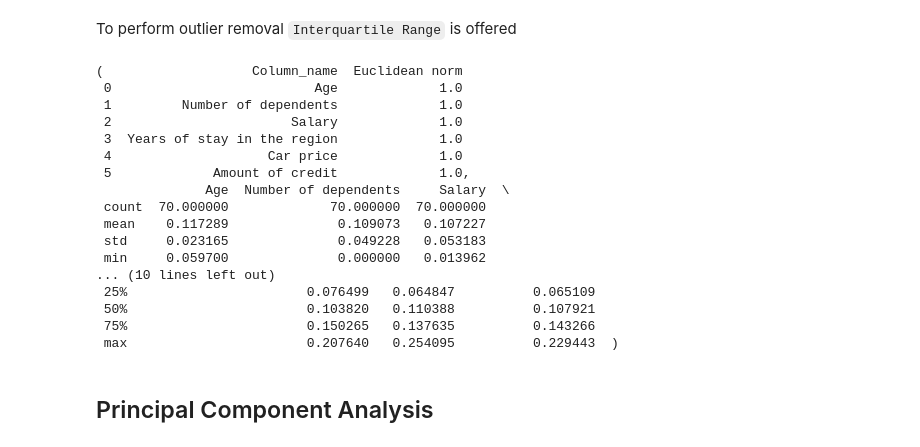
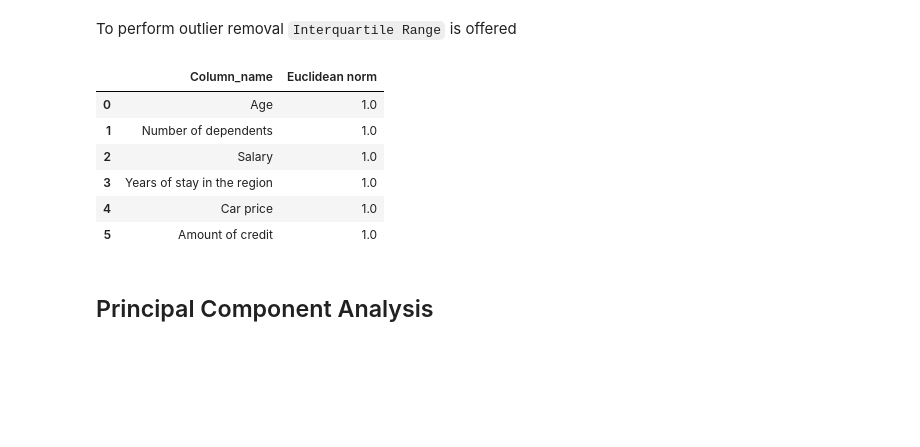
Before and after one commit to Data-Mining-HSE/dimentionality_reduction, a Jupyter notebook: report.ipynb, the cells around one changed output. Cells and saved outputs as stored; diff of their text form; code cells hidden in the pictures; blank space fills up the shorter version.

```diff
--- a/report.ipynb
+++ b/report.ipynb
@@ -59,25 +64,15 @@ dataset = interquartile_range(dataset)
 # %%
 data_z = normalize(dataset)
 matrix_z = data_z.to_numpy()
-check_norm(data_z), data_z.describe()
+check_norm(data_z)
 # %% [output]
-(                   Column_name  Euclidean norm
- 0                          Age             1.0
- 1         Number of dependents             1.0
- 2                       Salary             1.0
- 3  Years of stay in the region             1.0
- 4                    Car price             1.0
- 5             Amount of credit             1.0,
-              Age  Number of dependents     Salary  \
- count  70.000000             70.000000  70.000000
- mean    0.117289              0.109073   0.107227
- std     0.023165              0.049228   0.053183
- min     0.059700              0.000000   0.013962
-... (10 lines left out)
- 25%                       0.076499   0.064847          0.065109
- 50%                       0.103820   0.110388          0.107921
- 75%                       0.150265   0.137635          0.143266
- max                       0.207640   0.254095          0.229443  )
+|  | Column_name | Euclidean norm |
+| 0 | Age | 1.0 |
+| 1 | Number of dependents | 1.0 |
+| 2 | Salary | 1.0 |
+| 3 | Years of stay in the region | 1.0 |
+| 4 | Car price | 1.0 |
+| 5 | Amount of credit | 1.0 |
 # %% [markdown]
 ## Principal Component Analysis
 # %%
```
Also changed, not shown: parts of 5 cells of this notebook.
